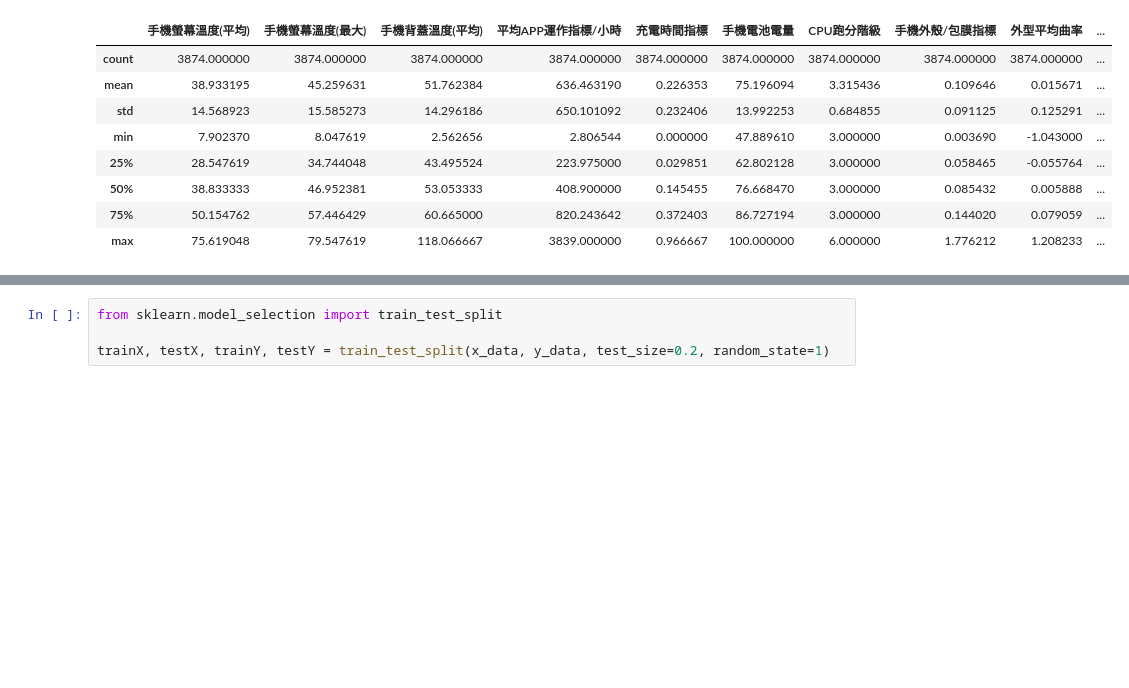
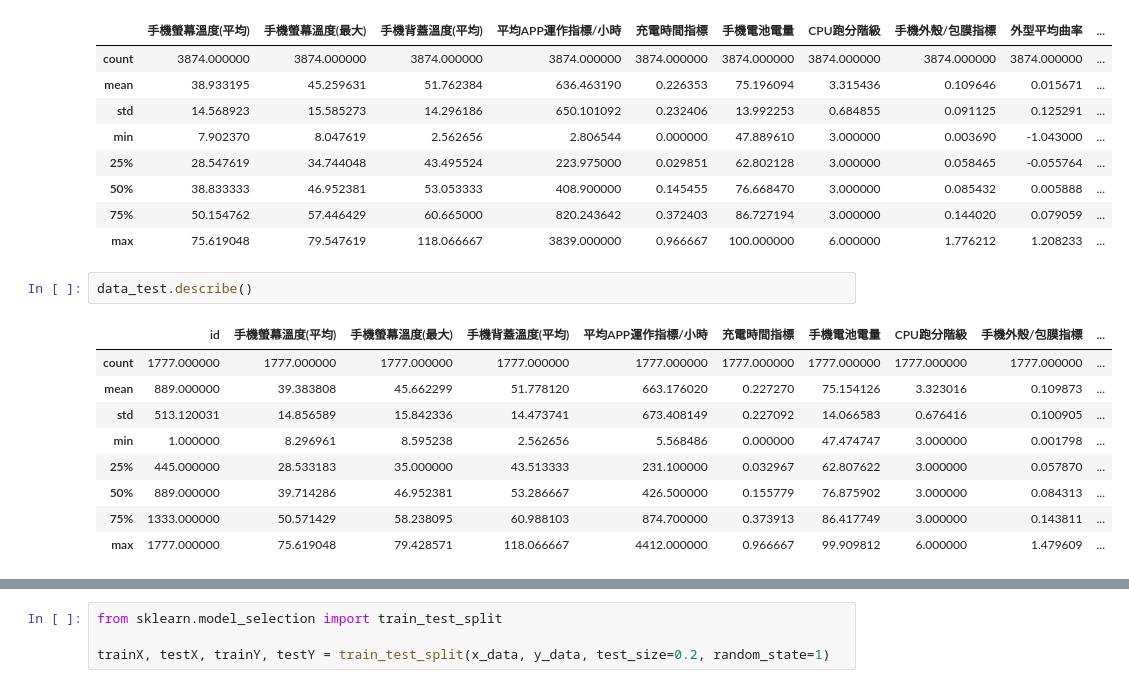
Before and after one commit to jeremy4111/ai, a Jupyter notebook: catboost.ipynb, the cells around one changed output, grey strips where cells are left out. Saved outputs shown, nothing was run; the diff lists cells and outputs as text; blank space fills up the shorter version.

```diff
--- a/catboost.ipynb
+++ b/catboost.ipynb
@@ -126,3 +88,15 @@ Shape Of The After Ouliers:  (3874,)
 | 50% | 38.833333 | 46.952381 | 53.053333 | 408.900000 | 0.145455 | 76.668470 | 3.000000 | 0.085432 | 0.005888 | ... |
 | 75% | 50.154762 | 57.446429 | 60.665000 | 820.243642 | 0.372403 | 86.727194 | 3.000000 | 0.144020 | 0.079059 | ... |
 | max | 75.619048 | 79.547619 | 118.066667 | 3839.000000 | 0.966667 | 100.000000 | 6.000000 | 1.776212 | 1.208233 | ... |
+# %%
+data_test.describe()
+# %% [output]
+|  | id | 手機螢幕溫度(平均) | 手機螢幕溫度(最大) | 手機背蓋溫度(平均) | 平均APP運作指標/小時 | 充電時間指標 | 手機電池電量 | CPU跑分階級 | 手機外殼/包膜指標 | ... |
+| count | 1777.000000 | 1777.000000 | 1777.000000 | 1777.000000 | 1777.000000 | 1777.000000 | 1777.000000 | 1777.000000 | 1777.000000 | ... |
+| mean | 889.000000 | 39.383808 | 45.662299 | 51.778120 | 663.176020 | 0.227270 | 75.154126 | 3.323016 | 0.109873 | ... |
+| std | 513.120031 | 14.856589 | 15.842336 | 14.473741 | 673.408149 | 0.227092 | 14.066583 | 0.676416 | 0.100905 | ... |
+| min | 1.000000 | 8.296961 | 8.595238 | 2.562656 | 5.568486 | 0.000000 | 47.474747 | 3.000000 | 0.001798 | ... |
+| 25% | 445.000000 | 28.533183 | 35.000000 | 43.513333 | 231.100000 | 0.032967 | 62.807622 | 3.000000 | 0.057870 | ... |
+| 50% | 889.000000 | 39.714286 | 46.952381 | 53.286667 | 426.500000 | 0.155779 | 76.875902 | 3.000000 | 0.084313 | ... |
+| 75% | 1333.000000 | 50.571429 | 58.238095 | 60.988103 | 874.700000 | 0.373913 | 86.417749 | 3.000000 | 0.143811 | ... |
+| max | 1777.000000 | 75.619048 | 79.428571 | 118.066667 | 4412.000000 | 0.966667 | 99.909812 | 6.000000 | 1.479609 | ... |
```
Also changed, not shown: parts of 28 cells of this notebook.
